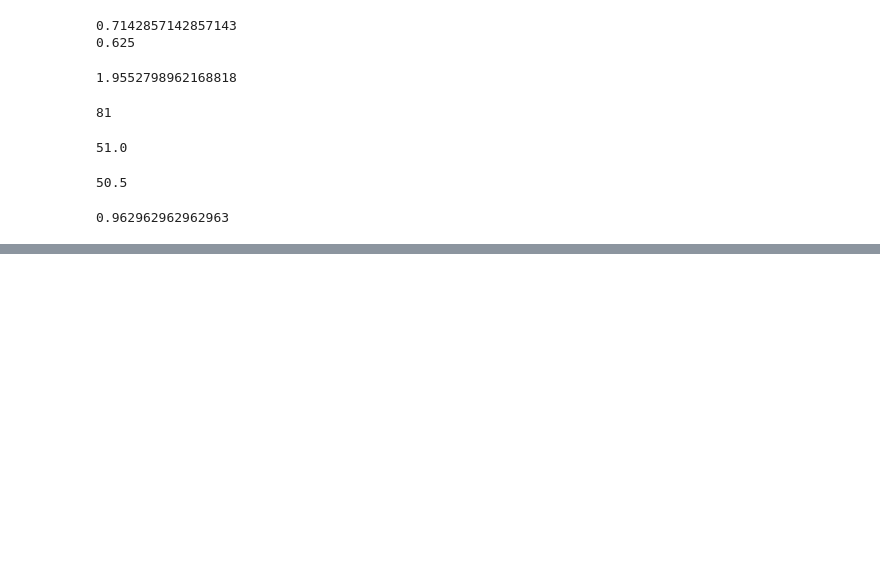
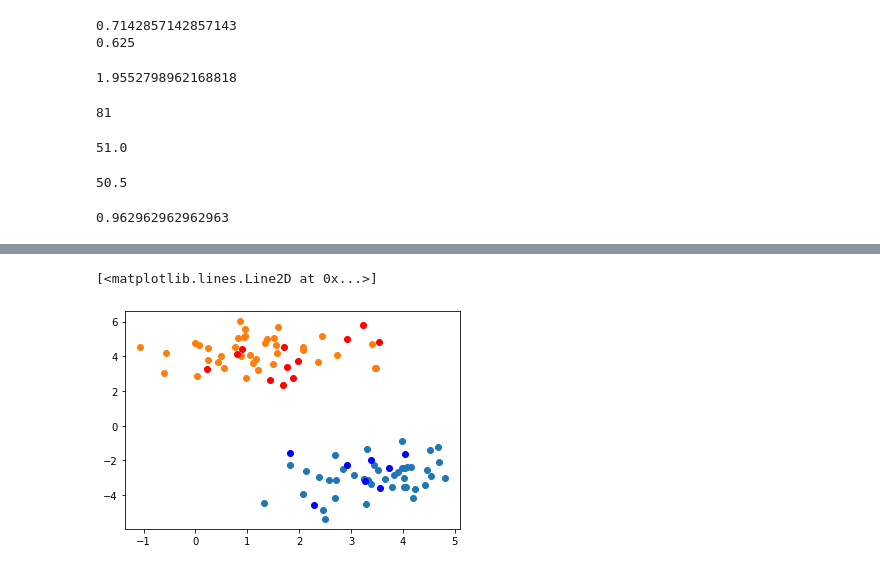
Before and after one commit to callinSwitzer/GarbageCollector, a Jupyter notebook: microsoft_interviewPrep.ipynb, the cells around one changed output, grey strips where cells are left out. Cells and saved outputs as stored; diff of their text form; code cells hidden in the pictures; blank space fills up the shorter version.

```diff
--- a/microsoft_interviewPrep.ipynb
+++ b/microsoft_interviewPrep.ipynb
@@ -111,0 +156,13 @@ np.median(dset)
+# %%
+classifier = SVC(C = 0.1, gamma = 'scale')
+# %%
+classifier.fit(Xtrain, ytrain)
+preds = classifier.predict(Xtest)
+# %%
+plt.plot(Xtrain[ytrain ==1,0], Xtrain[ytrain==1,1], 'C0o')
+plt.plot(Xtrain[ytrain ==0,0], Xtrain[ytrain==0,1], 'C1o')
+plt.plot(Xtest[ytest ==1,0], Xtest[ytest==1,1], 'bo')
+plt.plot(Xtest[ytest ==0,0], Xtest[ytest==0,1], 'ro')
+# %% [output]
+[<matplotlib.lines.Line2D at 0x...>]
+[figure, added]
```
Also changed, not shown: parts of 19 cells of this notebook, 1 other file.
